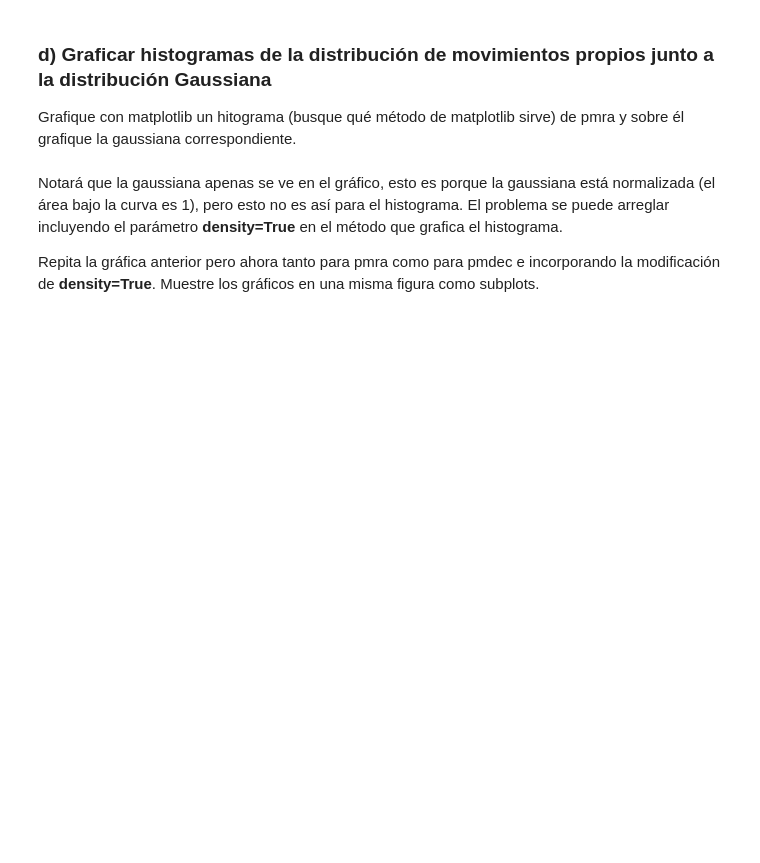
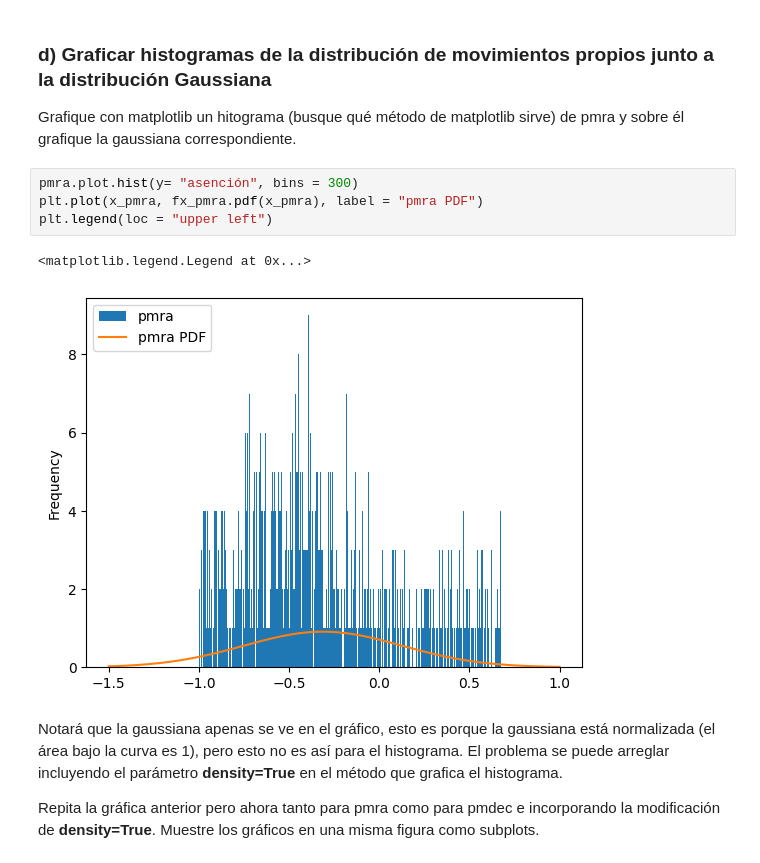
Before and after one commit to Cristobal-Gomez/Tarea-2, a Jupyter notebook: Tarea2.ipynb, the cells around one changed output. Drawn from its saved outputs; the diff is of its cells as text; blank space fills up the shorter version.

```diff
--- a/Tarea2.ipynb
+++ b/Tarea2.ipynb
@@ -169,6 +149,13 @@ array([-1.5       , -1.4916388 , -1.48327759, -1.47491639, -1.46655518,
 ### d) Graficar histogramas de la distribución de movimientos propios junto a la distribución Gaussiana
 
 Grafique con matplotlib un hitograma (busque qué método de matplotlib sirve) de pmra y sobre él grafique la gaussiana correspondiente.
+# %%
+pmra.plot.hist(y= "asención", bins = 300)
+plt.plot(x_pmra, fx_pmra.pdf(x_pmra), label = "pmra PDF")
+plt.legend(loc = "upper left")
+# %% [output]
+<matplotlib.legend.Legend at 0x...>
+[figure, added]
 # %% [markdown]
 Notará que la gaussiana apenas se ve en el gráfico, esto es porque la gaussiana está normalizada (el área bajo la curva es 1), pero esto no es así para el histograma. El problema se puede arreglar incluyendo el parámetro **density=True** en el método que grafica el histograma.
 
```
Also changed, not shown: parts of 5 cells of this notebook.
